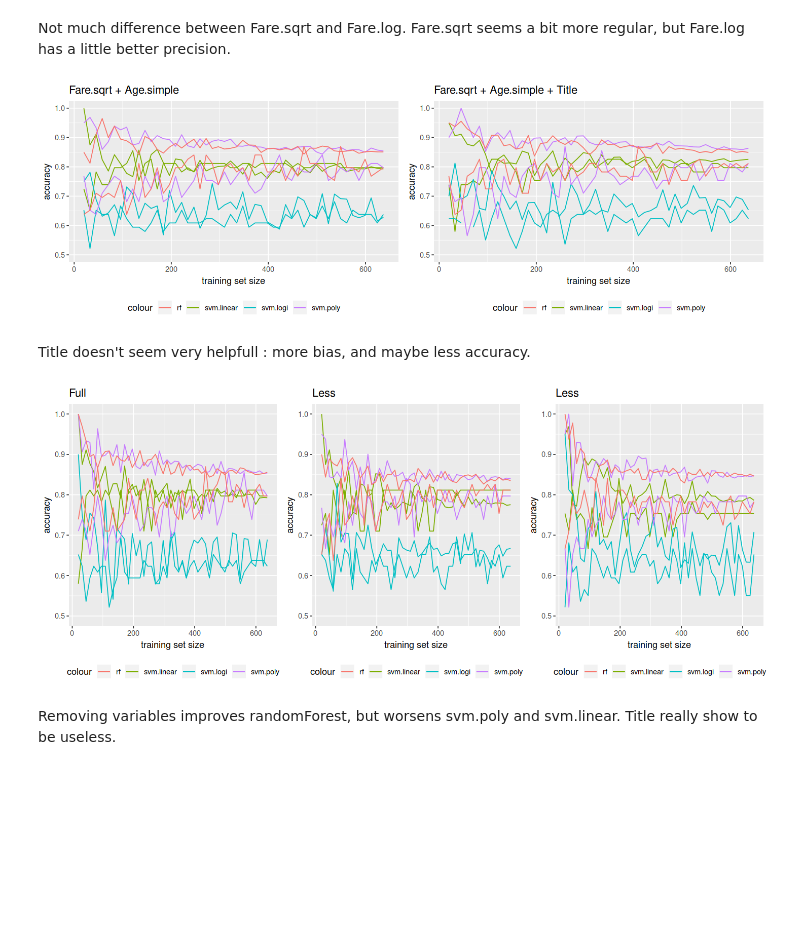
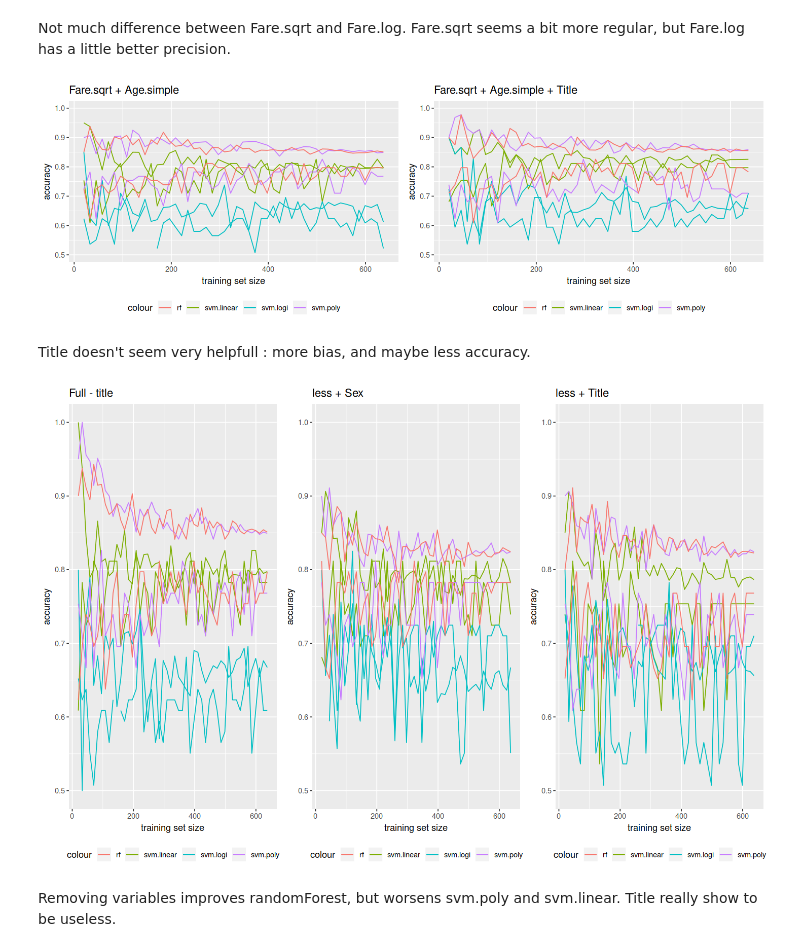
Before and after one commit to sapristi/ML, a Jupyter notebook: experiments/titanic_challenge/predictions.ipynb, the cells around one changed output. Cells and saved outputs as stored; diff of their text form; code cells hidden in the pictures; blank space fills up the shorter version.

```diff
--- a/experiments/titanic_challenge/predictions.ipynb
+++ b/experiments/titanic_challenge/predictions.ipynb
@@ -115,8 +117,10 @@ On a enlevé regression logistique, qui demande comme target `Survived` et non `
 Les résultats sont ici un peu meilleurs quand on enlève des features : moins de biais et meilleure précision.
 # %% [markdown]
 ## 2 Courbes avec les forged features
-# %%
-train <- fe$forge_features_add(train.nona)
+# %%
+test.raw <- read.csv("datasets/titanic_na/test.csv")
+
+train <- fe$forge_features_add(train.nona, more_tickets = test.raw$Ticket)
 # %%
 features <- c("Pclass", "Sex", "Age", "SibSp", "Parch")
 lcs.ff.age <- make_learning_curves(model_funs, predict_funs, train, 0.1, "SurvivedF",  features, steps=50, title = "Age")
@@ -158,23 +164,23 @@ lcs.ff.title <- make_learning_curves(model_funs, predict_funs, train, 0.1, "Surv
 
 grid.arrange(lcs.ff.age_s.fare_sqrt, lcs.ff.title, nrow = 1)
 # %% [output]
-[figure, old version]
+[figure, new version]
 # %% [markdown]
 Title doesn't seem very helpfull : more bias, and maybe less accuracy.
 # %%
 features <- c("Pclass", "Sex", "SibSp", "Parch", "Fare.log", "Age.simple")
-lcs.ff.full <- make_learning_curves(model_funs, predict_funs, train, 0.1, "SurvivedF",  features, steps=50, title = "Full")
+lcs.ff.full <- make_learning_curves(model_funs, predict_funs, train, 0.1, "SurvivedF",  features, steps=50, title = "Full - title")
 
 features <- c("Pclass", "Sex", "Fare.log", "Age.simple")
-lcs.ff.less <- make_learning_curves(model_funs, predict_funs, train, 0.1, "SurvivedF",  features, steps=50, title = "Less")
+lcs.ff.less <- make_learning_curves(model_funs, predict_funs, train, 0.1, "SurvivedF",  features, steps=50, title = "less + Sex")
 
 features <- c("Pclass", "Title", "Fare.log", "Age.simple")
-lcs.ff.lesstitle <- make_learning_curves(model_funs, predict_funs, train, 0.1, "SurvivedF",  features, steps=50, title = "Less + fare")
+lcs.ff.lesstitle <- make_learning_curves(model_funs, predict_funs, train, 0.1, "SurvivedF",  features, steps=50, title = "less + Title")
 # %%
-options(repr.plot.height= 5,repr.plot.width= 12)
+options(repr.plot.height= 8,repr.plot.width= 12)
 grid.arrange(lcs.ff.full, lcs.ff.less, lcs.ff.lesstitle, nrow = 1)
 # %% [output]
-[figure, old version]
+[figure, new version]
 # %% [markdown]
 Removing variables improves randomForest, but worsens svm.poly and svm.linear. Title really show to be useless.
 # %% [markdown]
```
Also changed, not shown: parts of 3 cells of this notebook, 4 other files.
